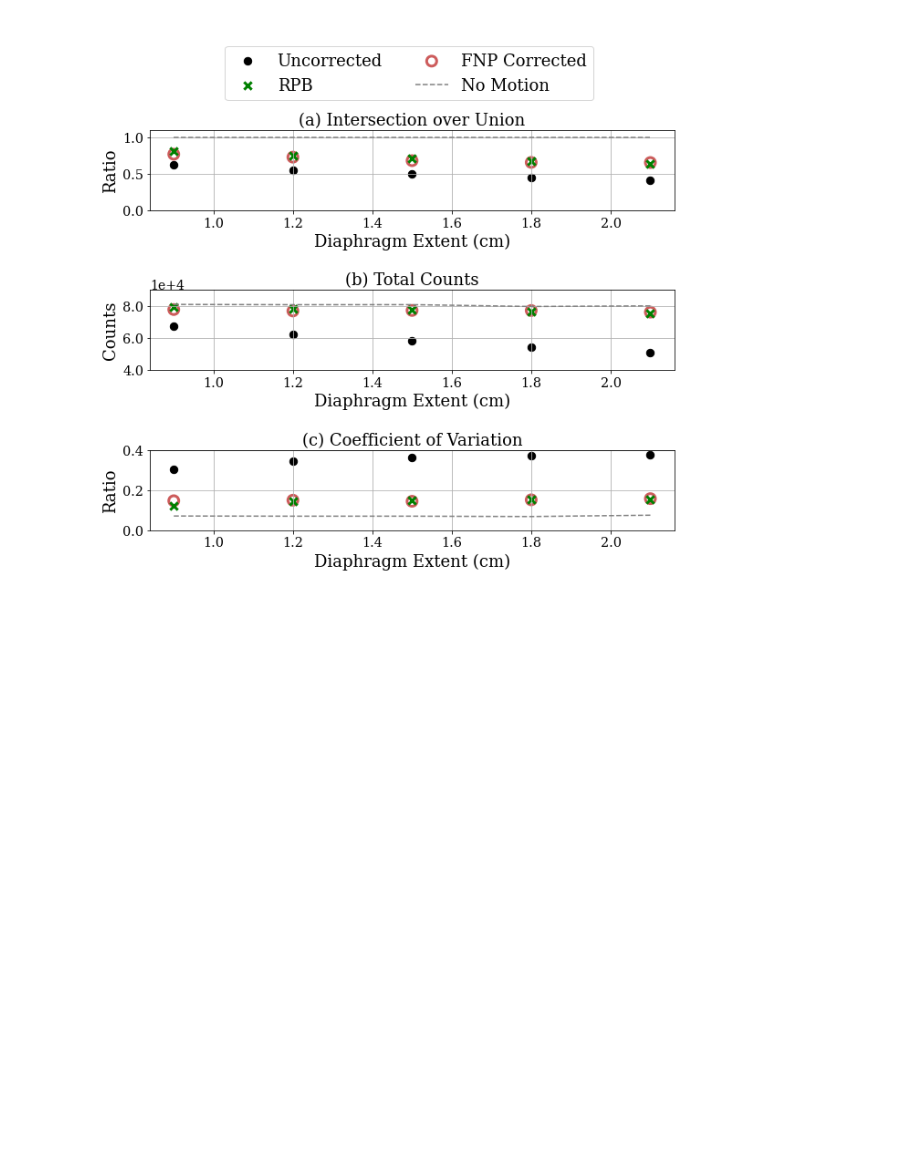
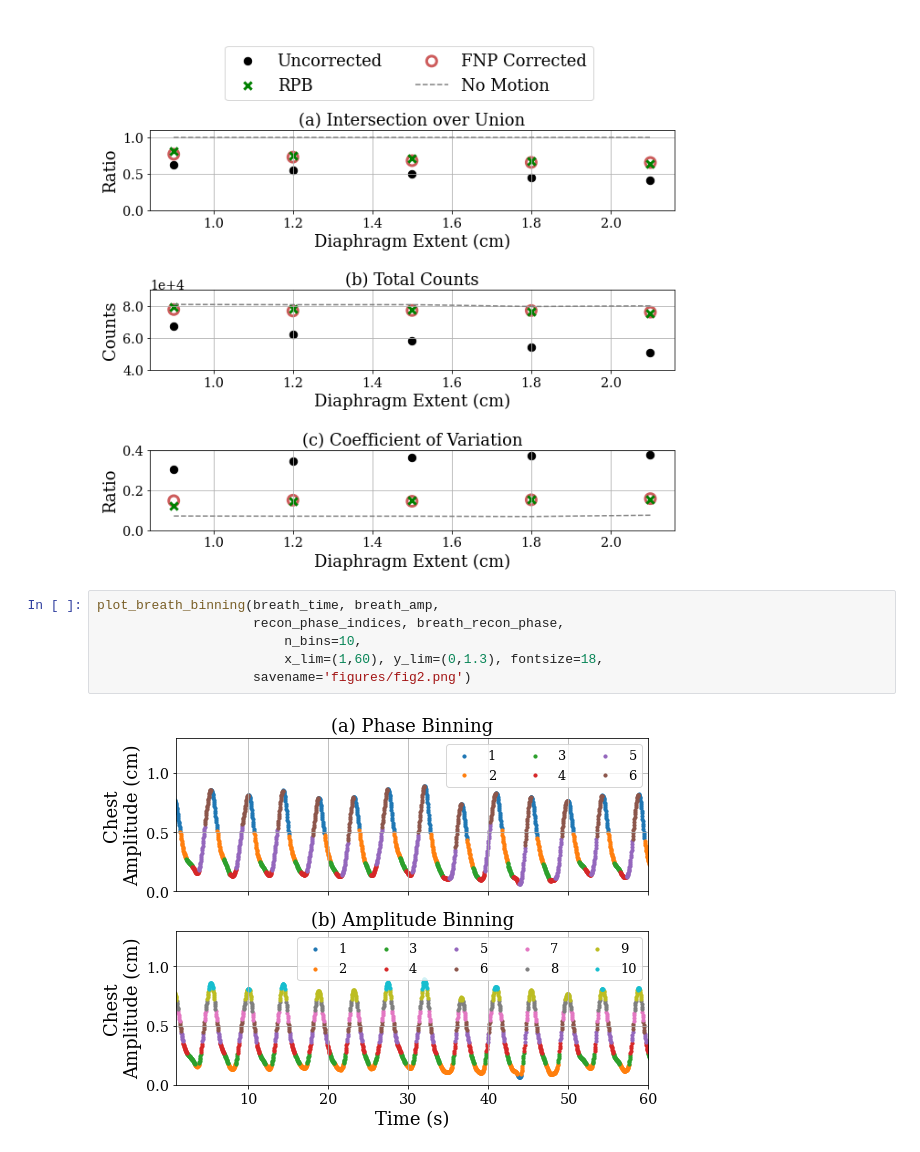
Before and after one commit to teaghan/FlowNet_PET, a Jupyter notebook: Comparing_Against_RPB.ipynb, the cells around one changed output. Cells and saved outputs as stored; diff of their text form; blank space fills up the shorter version.

```diff
--- a/Comparing_Against_RPB.ipynb
+++ b/Comparing_Against_RPB.ipynb
@@ -231,3 +231,11 @@ Counts (avg):  86.0
 COV:  [78. 73. 73. 72. 75.]
 COV (avg):  74.0
 [figure]
+# %%
+plot_breath_binning(breath_time, breath_amp,
+                    recon_phase_indices, breath_recon_phase,
+                        n_bins=10,
+                        x_lim=(1,60), y_lim=(0,1.3), fontsize=18,
+                    savename='figures/fig2.png')
+# %% [output]
+[figure, added]
```
Also changed, not shown: 2 other files.
